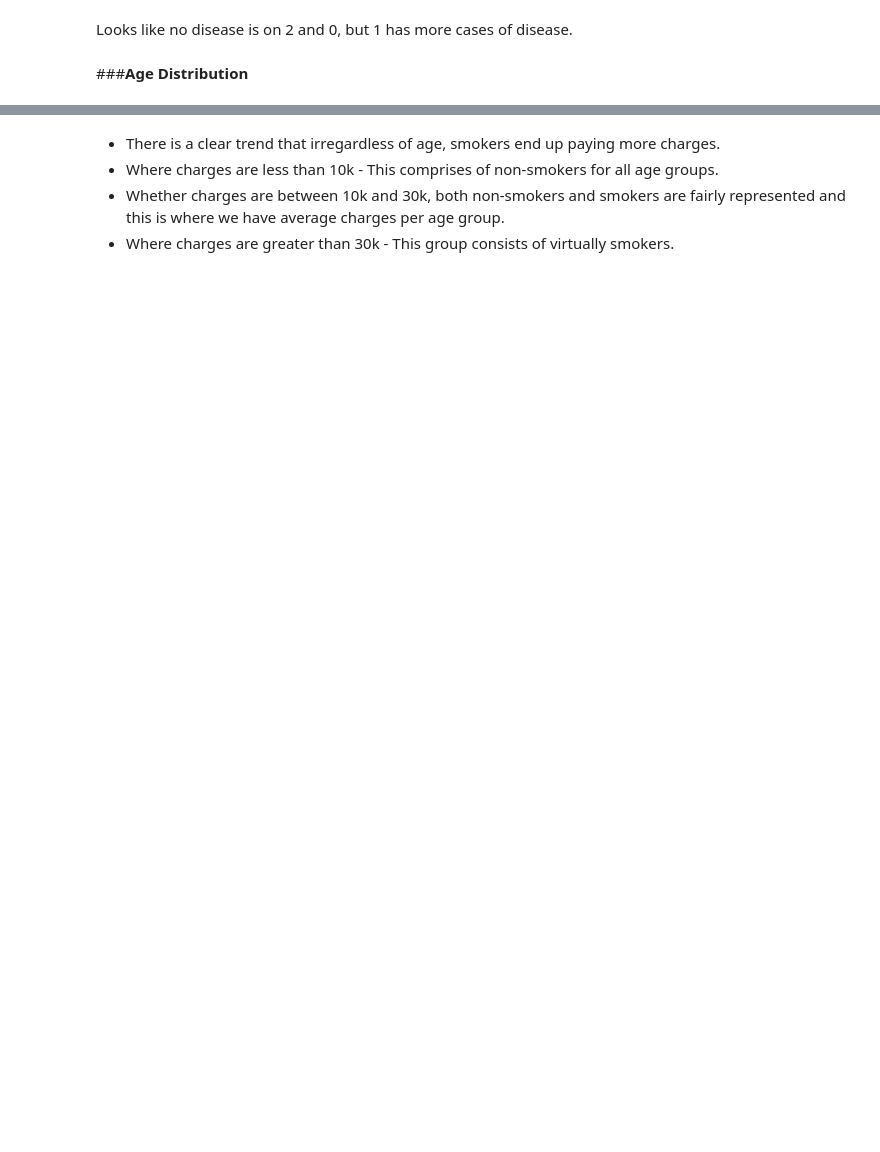
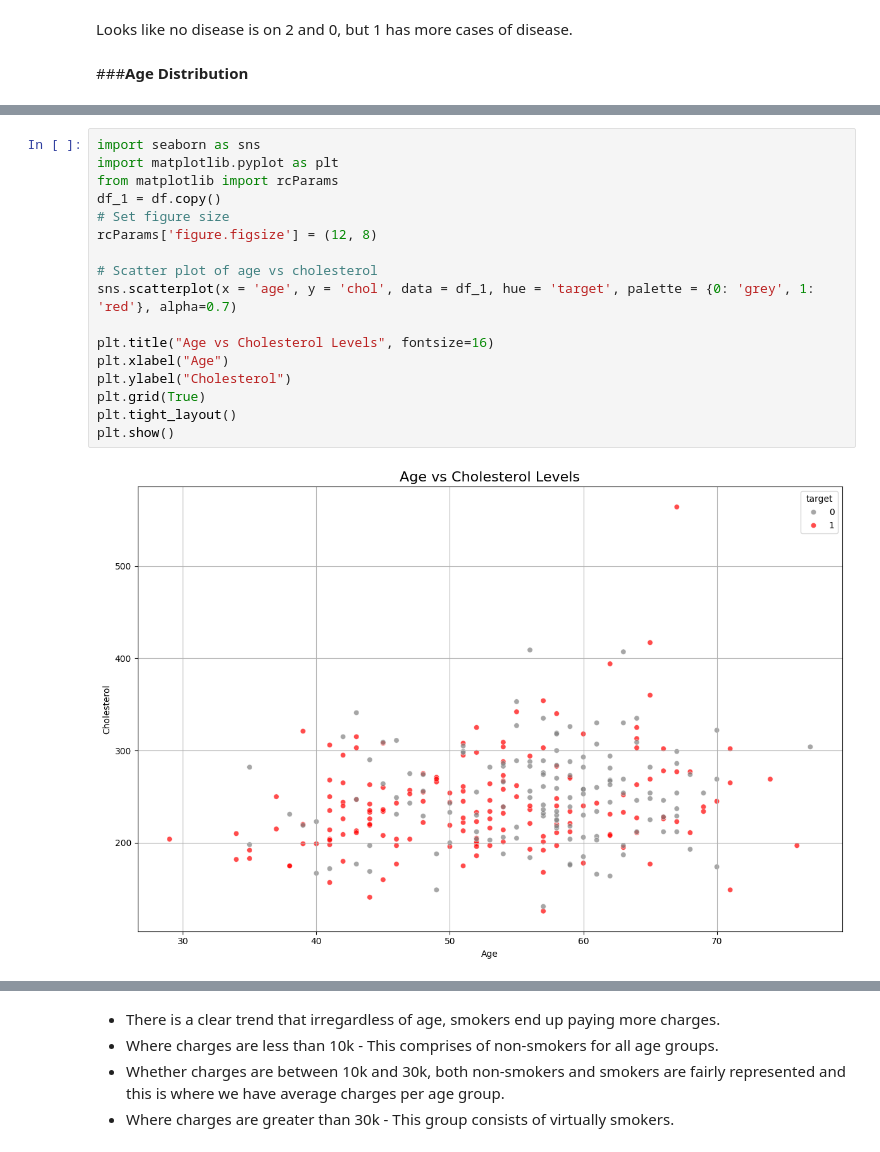
Before and after one commit to kwanda2426/projects, a Jupyter notebook: classification_lr.ipynb, the cells around one changed output, grey strips where cells are left out. Cells and saved outputs as stored; diff of their text form; blank space fills up the shorter version.

```diff
--- a/classification_lr.ipynb
+++ b/classification_lr.ipynb
@@ -327,0 +349,19 @@ plt.show()
+# %%
+import seaborn as sns
+import matplotlib.pyplot as plt
+from matplotlib import rcParams
+df_1 = df.copy()
+# Set figure size
+rcParams['figure.figsize'] = (12, 8)
+
+# Scatter plot of age vs cholesterol
+sns.scatterplot(x = 'age', y = 'chol', data = df_1, hue = 'target', palette = {0: 'grey', 1: 'red'}, alpha=0.7)
+
+plt.title("Age vs Cholesterol Levels", fontsize=16)
+plt.xlabel("Age")
+plt.ylabel("Cholesterol")
+plt.grid(True)
+plt.tight_layout()
+plt.show()
+# %% [output]
+[figure, added]
```
Also changed, not shown: parts of 15 cells of this notebook.
